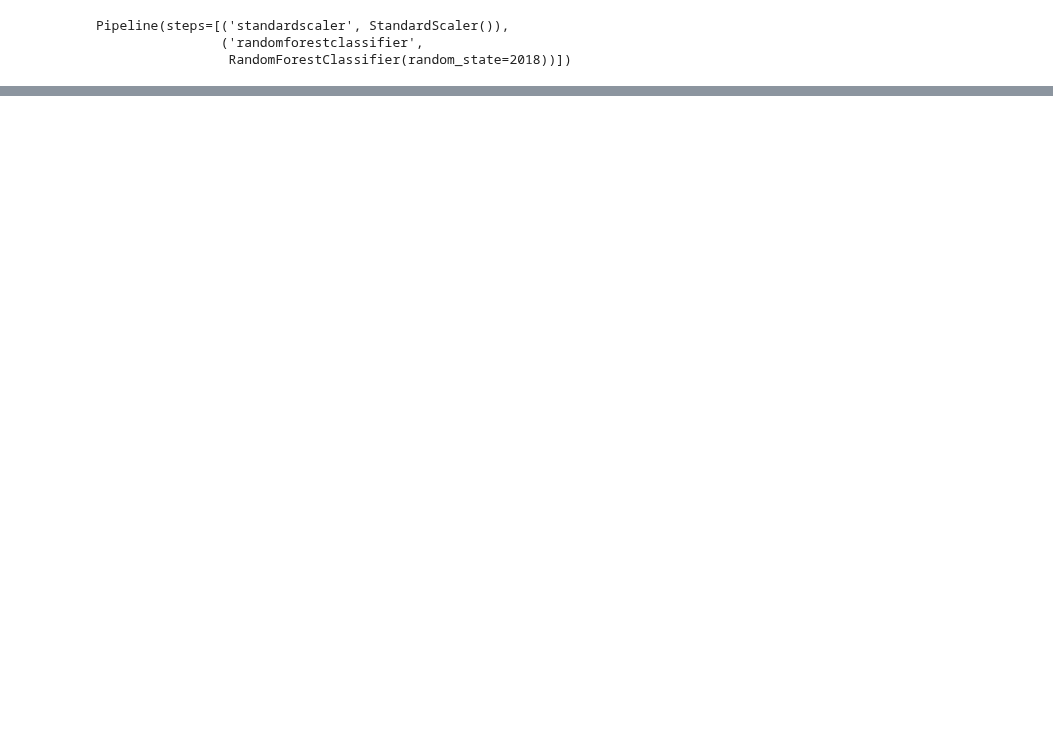
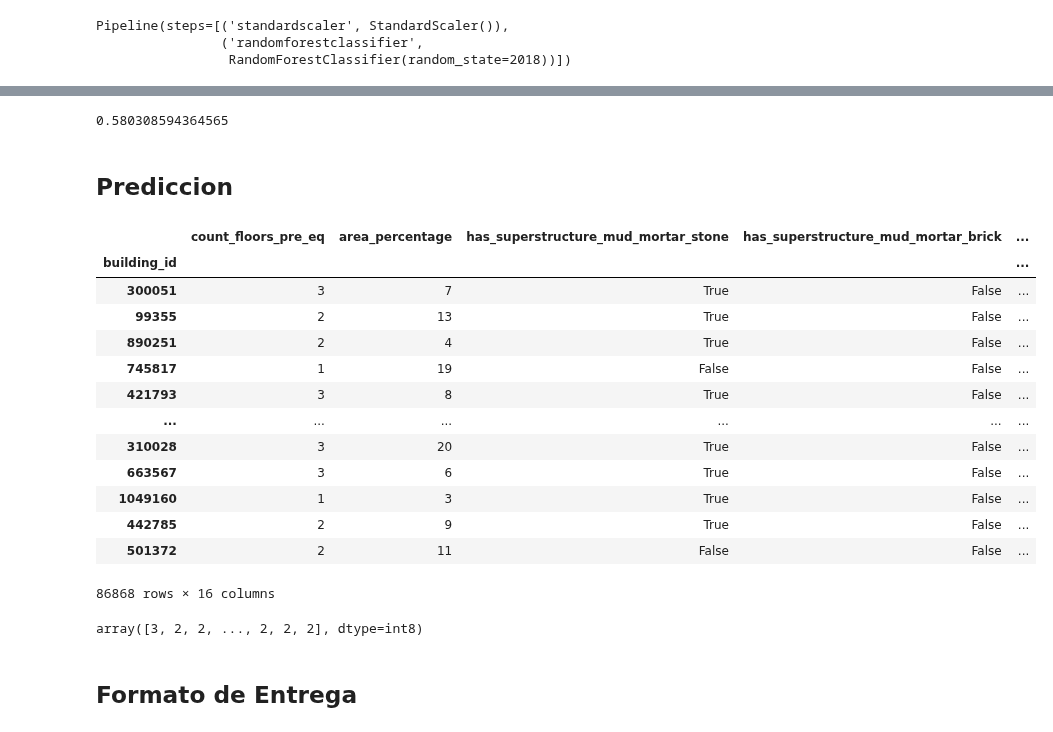
Before and after one commit to DanteReinaudo/EarthquakeDamagePrediction, a Jupyter notebook: tp2/modelo_machine_learning.ipynb, the cells around one changed output, grey strips where cells are left out. Saved outputs shown, nothing was run; the diff lists cells and outputs as text; code cells hidden in the pictures; blank space fills up the shorter version.

```diff
--- a/tp2/modelo_machine_learning.ipynb
+++ b/tp2/modelo_machine_learning.ipynb
@@ -226,0 +216,7 @@ gs.best_params_
+# %%
+in_sample_preds = gs.predict(data_train)
+f1_score(data_labels, in_sample_preds, average='micro')
+# %% [output]
+0.580308594364565
+# %% [markdown]
+## Prediccion
@@ -226,0 +266,45 @@ gs.best_params_
+# %%
+data_test = test_values[features_importantes]
+
+test_foundation_dummies = pd.get_dummies(test_values["foundation_type"])
+data_test["foundation_r"] = test_foundation_dummies["r"]
+data_test["foundation_w"] = test_foundation_dummies["w"]
+data_test["foundation_u"] = test_foundation_dummies["u"]
+data_test["foundation_i"] = test_foundation_dummies["i"]
+
+test_roof_dummies = pd.get_dummies(test_values["roof_type"])
+data_test["roof_x"] = test_roof_dummies["x"]
+
+
+test_pb_dummies = pd.get_dummies(test_values["ground_floor_type"])
+data_test["ground_floor_f"] = test_pb_dummies["f"]
+data_test["ground_floor_v"] = test_pb_dummies["v"]
+
+test_of_dummies = pd.get_dummies(test_values["other_floor_type"])
+data_test["other_floor_s"] = test_of_dummies["s"]
+data_test["other_floor_q"] = test_of_dummies["q"]
+data_test["other_floor_j"] = test_of_dummies["j"]
+
+data_test
+# %% [output]
+|  | count_floors_pre_eq | area_percentage | has_superstructure_mud_mortar_stone | has_superstructure_mud_mortar_brick | ... |
+| building_id |  |  |  |  | ... |
+| 300051 | 3 | 7 | True | False | ... |
+| 99355 | 2 | 13 | True | False | ... |
+| 890251 | 2 | 4 | True | False | ... |
+| 745817 | 1 | 19 | False | False | ... |
+| 421793 | 3 | 8 | True | False | ... |
+| ... | ... | ... | ... | ... | ... |
+| 310028 | 3 | 20 | True | False | ... |
+| 663567 | 3 | 6 | True | False | ... |
+| 1049160 | 1 | 3 | True | False | ... |
+| 442785 | 2 | 9 | True | False | ... |
+| 501372 | 2 | 11 | False | False | ... |
+86868 rows × 16 columns
+# %%
+predictions = gs.predict(data_test)
+predictions
+# %% [output]
+array([3, 2, 2, ..., 2, 2, 2], dtype=int8)
+# %% [markdown]
+## Formato de Entrega
```
Also changed, not shown: parts of 24 cells of this notebook, 1 other file.
